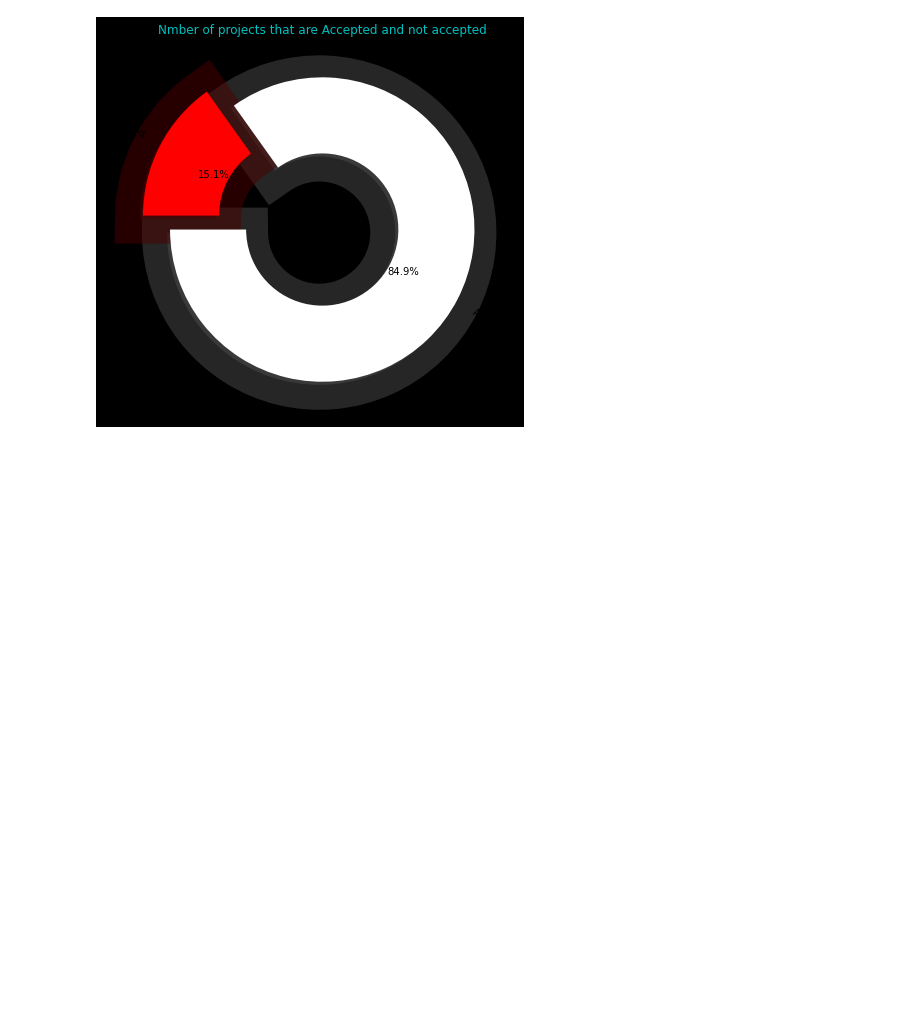
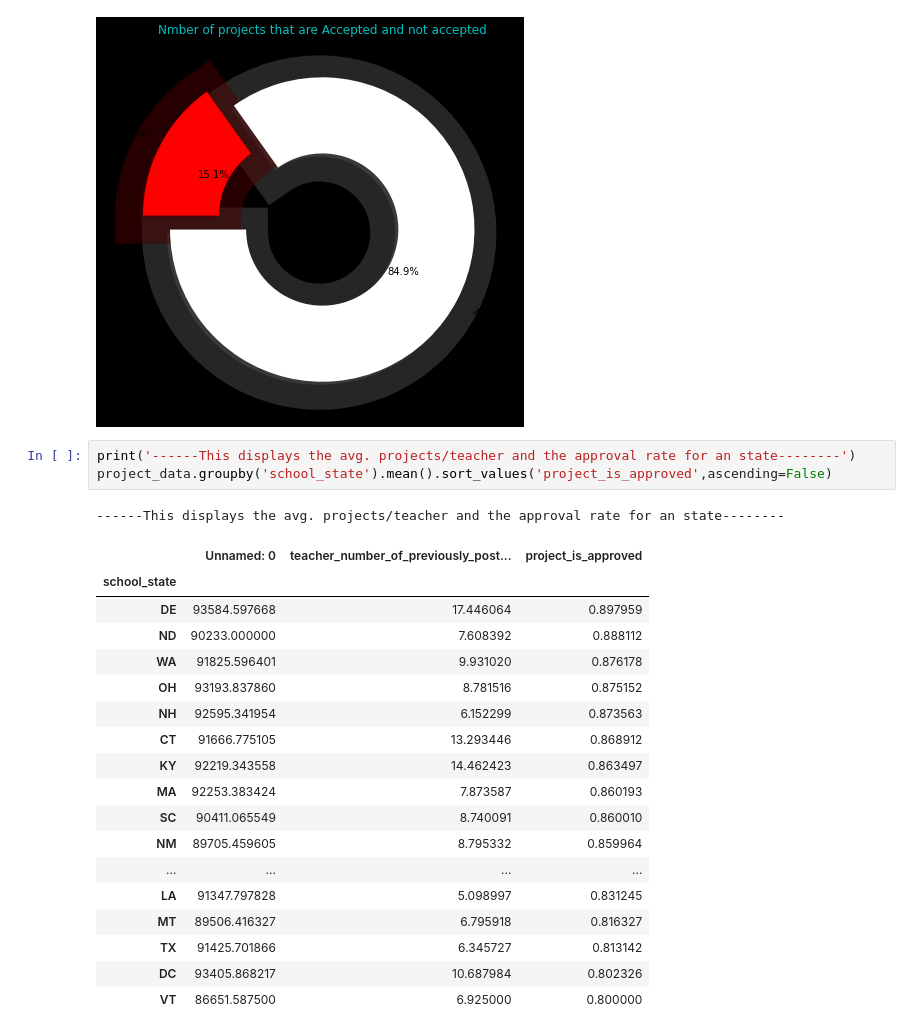
Before and after one commit to Sahil-Chavan/ML_Playground, a Jupyter notebook: Final Files/doners_choose_eda.ipynb, the cells around one changed output. Saved outputs shown, nothing was run; the diff lists cells and outputs as text; blank space fills up the shorter version.

```diff
--- a/Final Files/doners_choose_eda.ipynb
+++ b/Final Files/doners_choose_eda.ipynb
@@ -78,3 +79,26 @@ startangle=180,wedgeprops=dict(width=0.5,linewidth= 50),colors=('w','r'),rotatel
 plt.show()
 # %% [output]
 [figure]
+# %%
+print('------This displays the avg. projects/teacher and the approval rate for an state--------')
+project_data.groupby('school_state').mean().sort_values('project_is_approved',ascending=False)
+# %% [output]
+------This displays the avg. projects/teacher and the approval rate for an state--------
+|  | Unnamed: 0 | teacher_number_of_previously_post... | project_is_approved |
+| school_state |  |  |  |
+| DE | 93584.597668 | 17.446064 | 0.897959 |
+| ND | 90233.000000 | 7.608392 | 0.888112 |
+| WA | 91825.596401 | 9.931020 | 0.876178 |
+| OH | 93193.837860 | 8.781516 | 0.875152 |
+| NH | 92595.341954 | 6.152299 | 0.873563 |
+| CT | 91666.775105 | 13.293446 | 0.868912 |
+| KY | 92219.343558 | 14.462423 | 0.863497 |
+| MA | 92253.383424 | 7.873587 | 0.860193 |
+| SC | 90411.065549 | 8.740091 | 0.860010 |
+| NM | 89705.459605 | 8.795332 | 0.859964 |
+| ... | ... | ... | ... |
+| LA | 91347.797828 | 5.098997 | 0.831245 |
+| MT | 89506.416327 | 6.795918 | 0.816327 |
+| TX | 91425.701866 | 6.345727 | 0.813142 |
+| DC | 93405.868217 | 10.687984 | 0.802326 |
+| VT | 86651.587500 | 6.925000 | 0.800000 |
```
Also changed, not shown: parts of 8 cells of this notebook, 1 other file.
